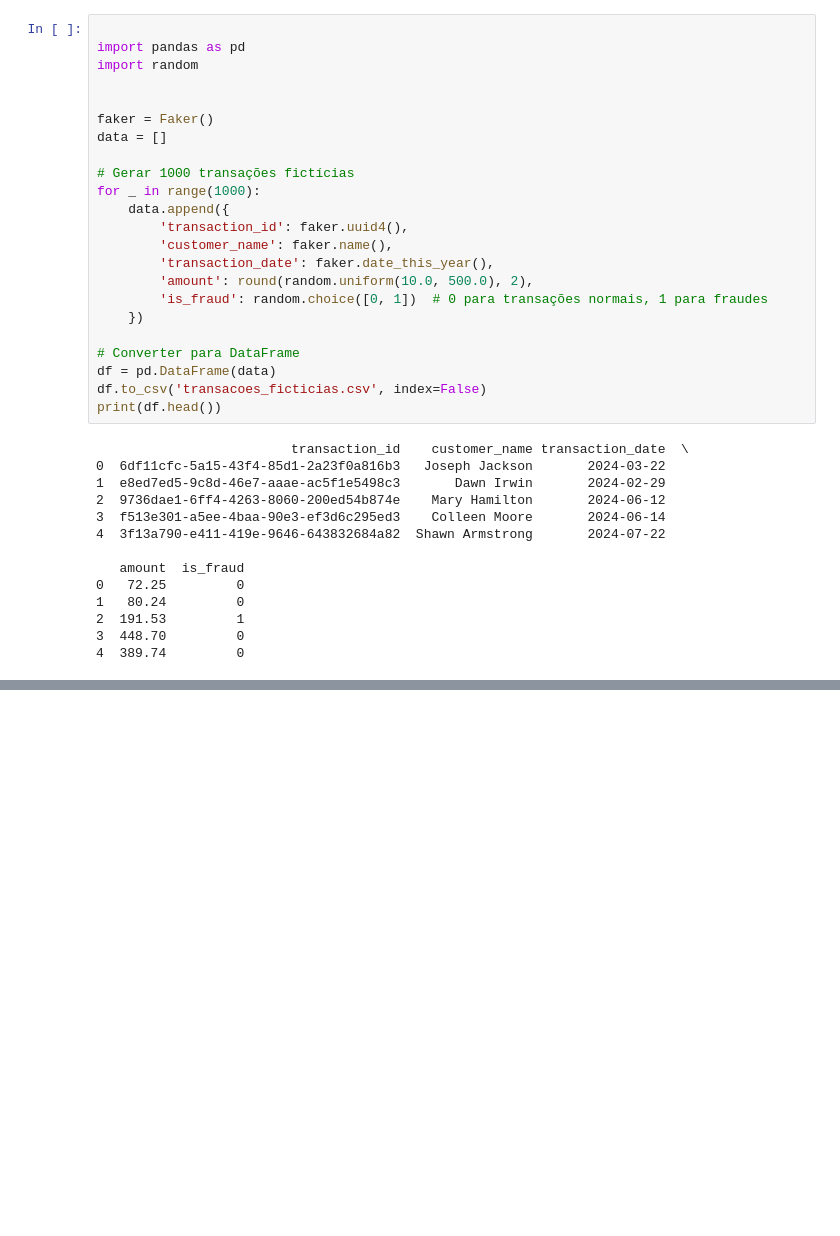
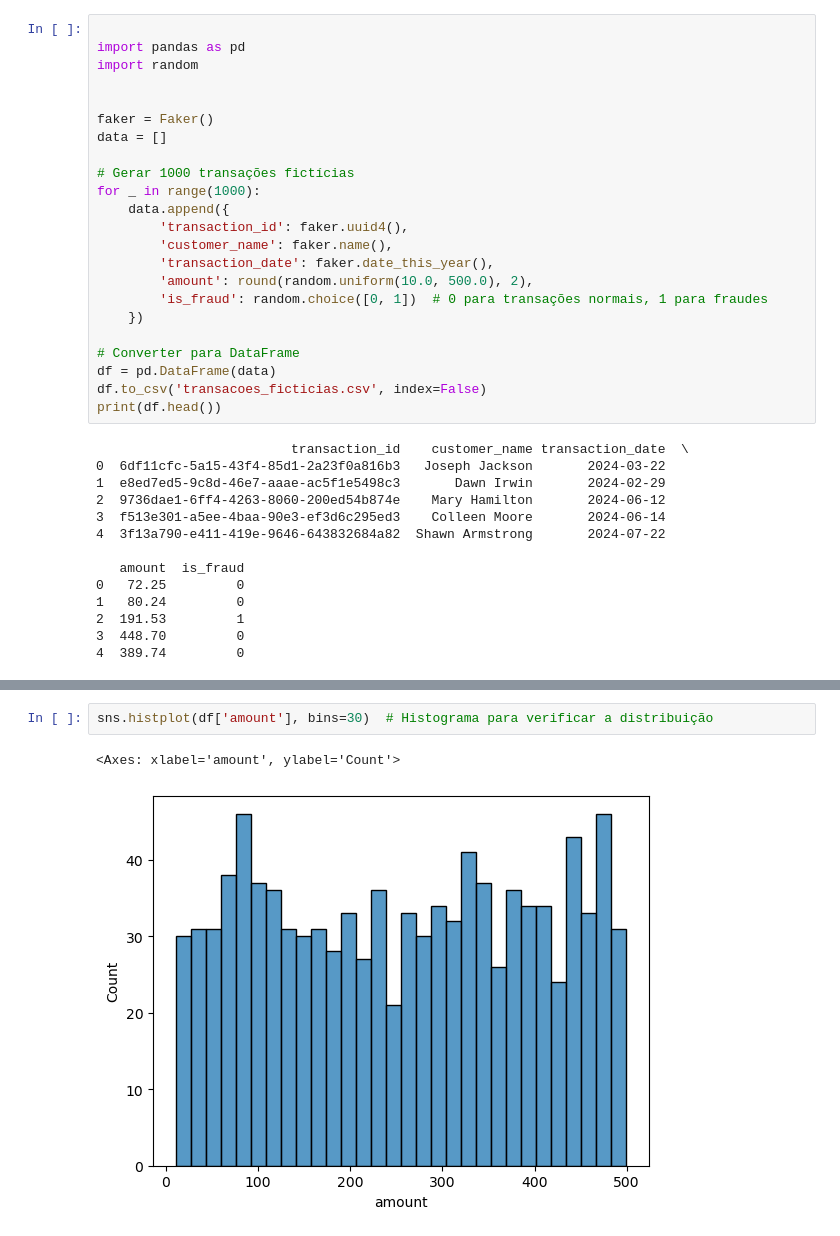
Before and after one commit to Katumbela/data-science-projects, a Jupyter notebook: transation_fake_generator.ipynb, the cells around one changed output, grey strips where cells are left out. Cells and saved outputs as stored; diff of their text form; blank space fills up the shorter version.

```diff
--- a/transation_fake_generator.ipynb
+++ b/transation_fake_generator.ipynb
@@ -39,0 +105,5 @@ print(df.head())
+# %%
+sns.histplot(df['amount'], bins=30)  # Histograma para verificar a distribuição
+# %% [output]
+<Axes: xlabel='amount', ylabel='Count'>
+[figure, added]
```
Also changed, not shown: parts of 8 cells of this notebook.
